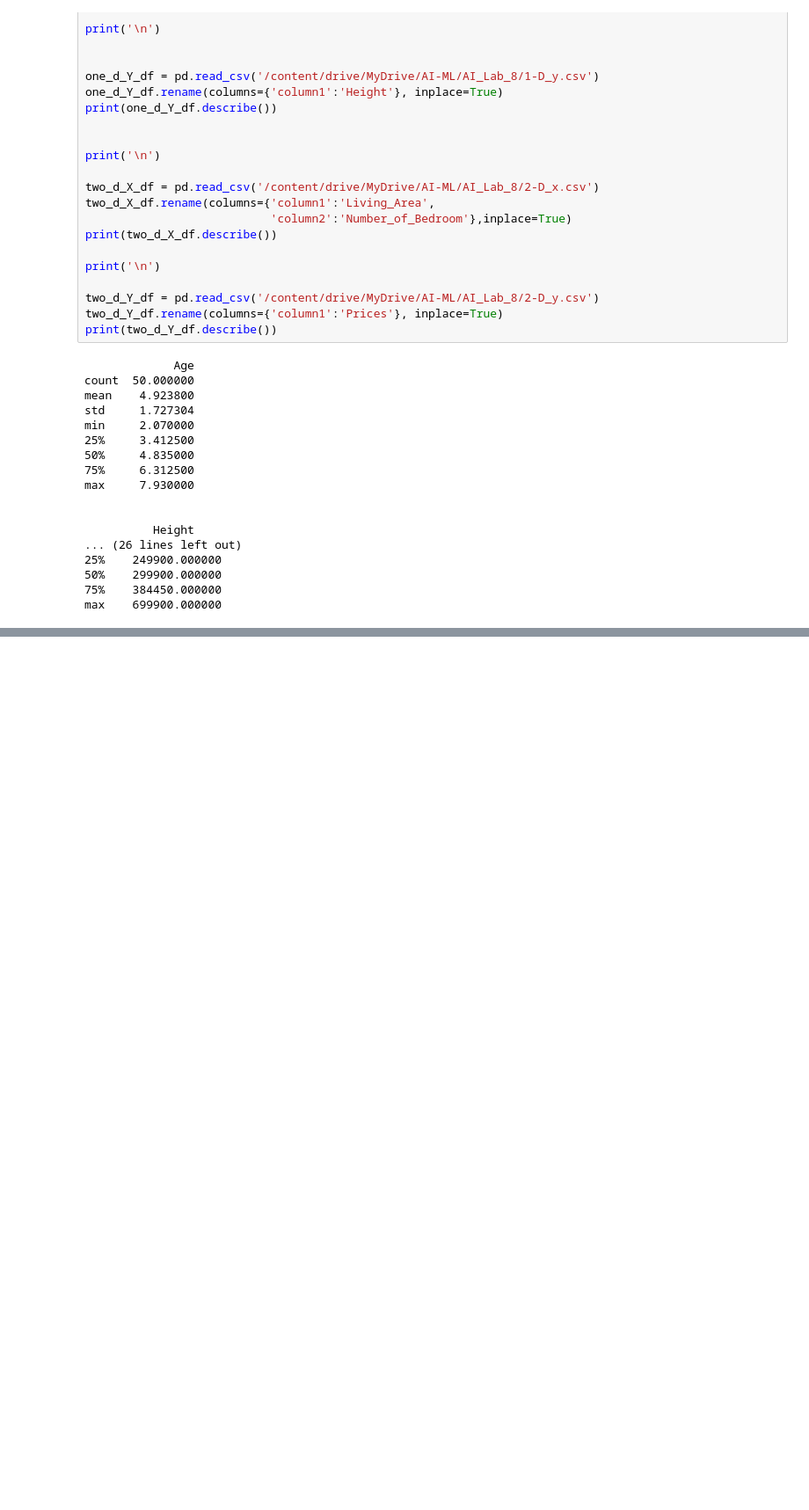
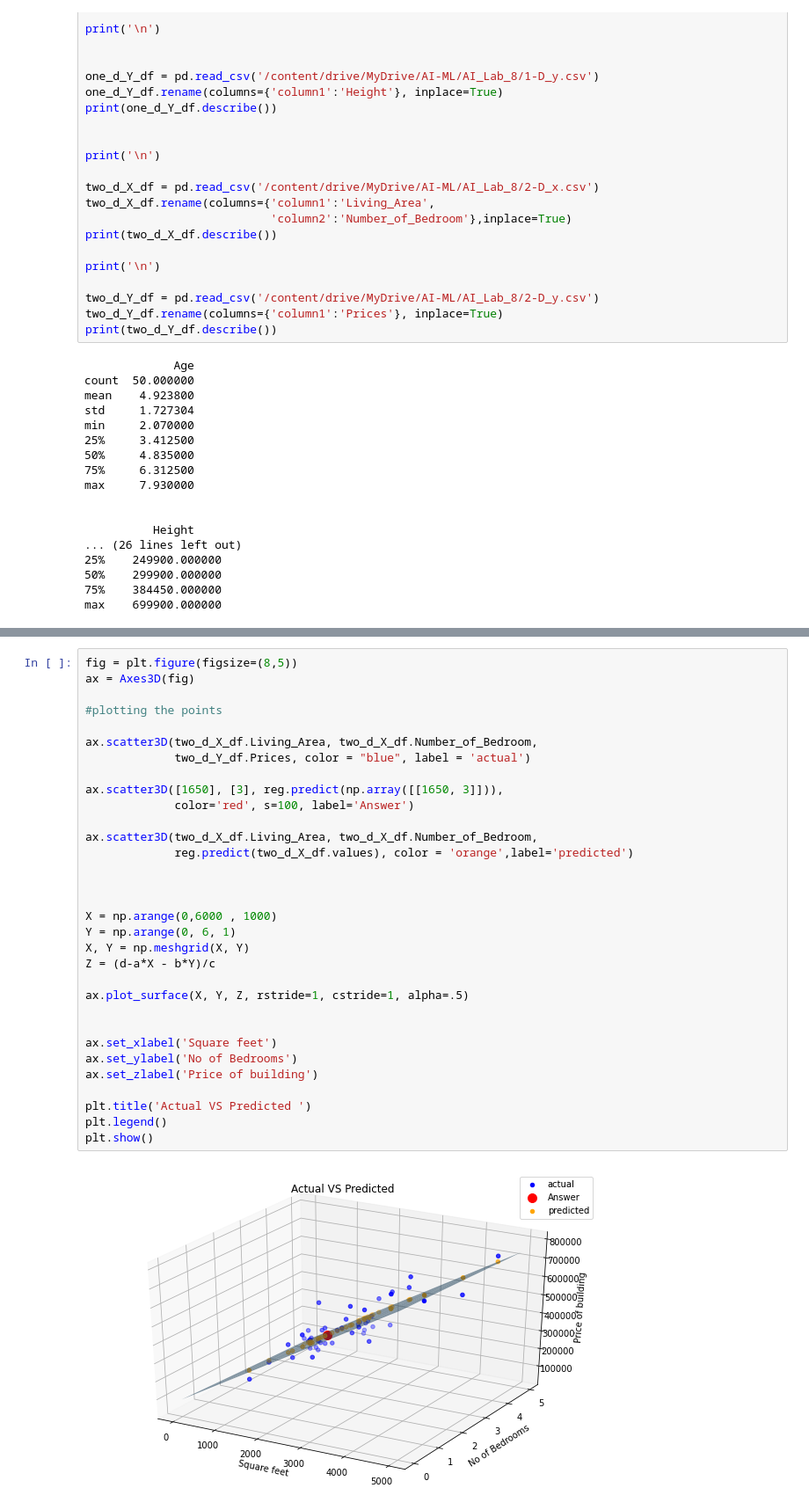
Before and after one commit to anoopjakob/AI_Lab_8_Linear_regression, a Jupyter notebook: AI_lab_8_linear_regression.ipynb, the cells around one changed output, grey strips where cells are left out. Shown at 88% size. Drawn from its saved outputs; the diff is of its cells as text; blank space fills up the shorter version.

```diff
--- a/AI_lab_8_linear_regression.ipynb
+++ b/AI_lab_8_linear_regression.ipynb
@@ -136,0 +175,34 @@ predicted price for 1650 sqft and 3 bedrooms: [[293075.17290841]]
+# %%
+fig = plt.figure(figsize=(8,5))
+ax = Axes3D(fig)
+
+#plotting the points
+
+ax.scatter3D(two_d_X_df.Living_Area, two_d_X_df.Number_of_Bedroom,
+             two_d_Y_df.Prices, color = "blue", label = 'actual')
+
+ax.scatter3D([1650], [3], reg.predict(np.array([[1650, 3]])),
+             color='red', s=100, label='Answer')
+
+ax.scatter3D(two_d_X_df.Living_Area, two_d_X_df.Number_of_Bedroom,
+             reg.predict(two_d_X_df.values), color = 'orange',label='predicted')
+
+
+
+X = np.arange(0,6000 , 1000)
+Y = np.arange(0, 6, 1)
+X, Y = np.meshgrid(X, Y)
+Z = (d-a*X - b*Y)/c
+
+ax.plot_surface(X, Y, Z, rstride=1, cstride=1, alpha=.5)
+
+
+ax.set_xlabel('Square feet')
+ax.set_ylabel('No of Bedrooms')
+ax.set_zlabel('Price of building')
+
+plt.title('Actual VS Predicted ')
+plt.legend()
+plt.show()
+# %% [output]
+[figure, added]
```
Also changed, not shown: parts of 6 cells of this notebook.
